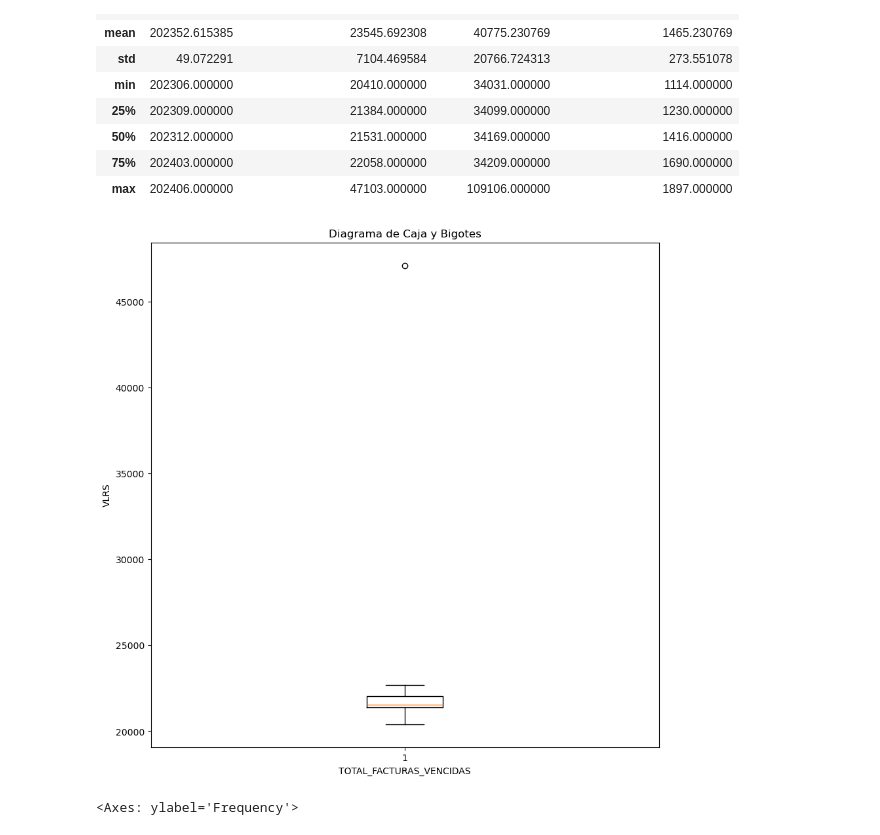
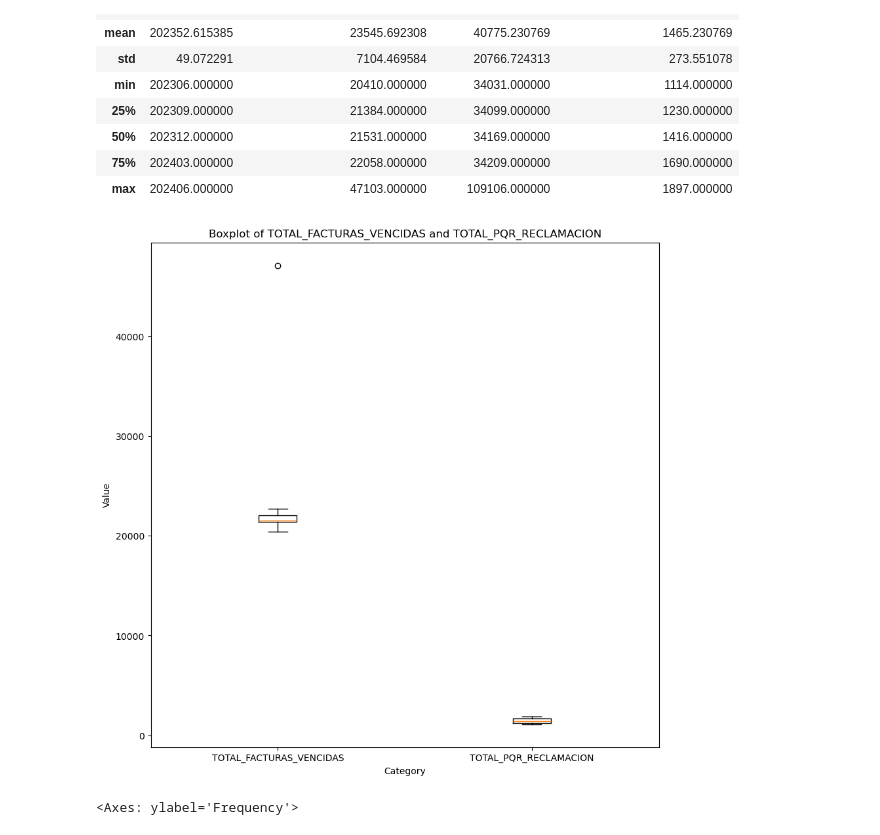
Before and after one commit to coyola95/ANALISIS-EXPLORATORIO-DE-DATOS-CFO, a Jupyter notebook: PREGUNTA_SMART_CO.ipynb, the cells around one changed output. Saved outputs shown, nothing was run; the diff lists cells and outputs as text; code cells hidden in the pictures.

Commit message:
modificación_boxplot

```diff
--- a/PREGUNTA_SMART_CO.ipynb
+++ b/PREGUNTA_SMART_CO.ipynb
@@ -87,17 +87,22 @@ df.describe()
 # %%
 # Crear el diagrama de caja y bigotes
 plt.figure(figsize=(10, 10))
-plt.boxplot(df.TOTAL_FACTURAS_VENCIDAS)
 
-# Añadir etiquetas y título
-plt.title('Diagrama de Caja y Bigotes')
-plt.xlabel('TOTAL_FACTURAS_VENCIDAS')
-plt.ylabel('VLRS')
+# Crear listas con las columnas a graficar
+data = [df['TOTAL_FACTURAS_VENCIDAS'], df['TOTAL_PQR_RECLAMACION']]
 
-# Mostrar el diagrama
+# Crear gráfico
+plt.boxplot(data, labels=['TOTAL_FACTURAS_VENCIDAS', 'TOTAL_PQR_RECLAMACION'])
+
+# Personalizar gráfico
+plt.title('Boxplot of TOTAL_FACTURAS_VENCIDAS and TOTAL_PQR_RECLAMACION')
+plt.xlabel('Category')
+plt.ylabel('Value')
+
+# Mostrar gráfico
 plt.show()
 # %% [output]
-[figure, old version]
+[figure, new version]
 # %%
 # HISTOGRAMA
 df.TOTAL_FACTURAS_VENCIDAS.plot.hist()
```
Also changed, not shown: parts of 1 cell of this notebook.
